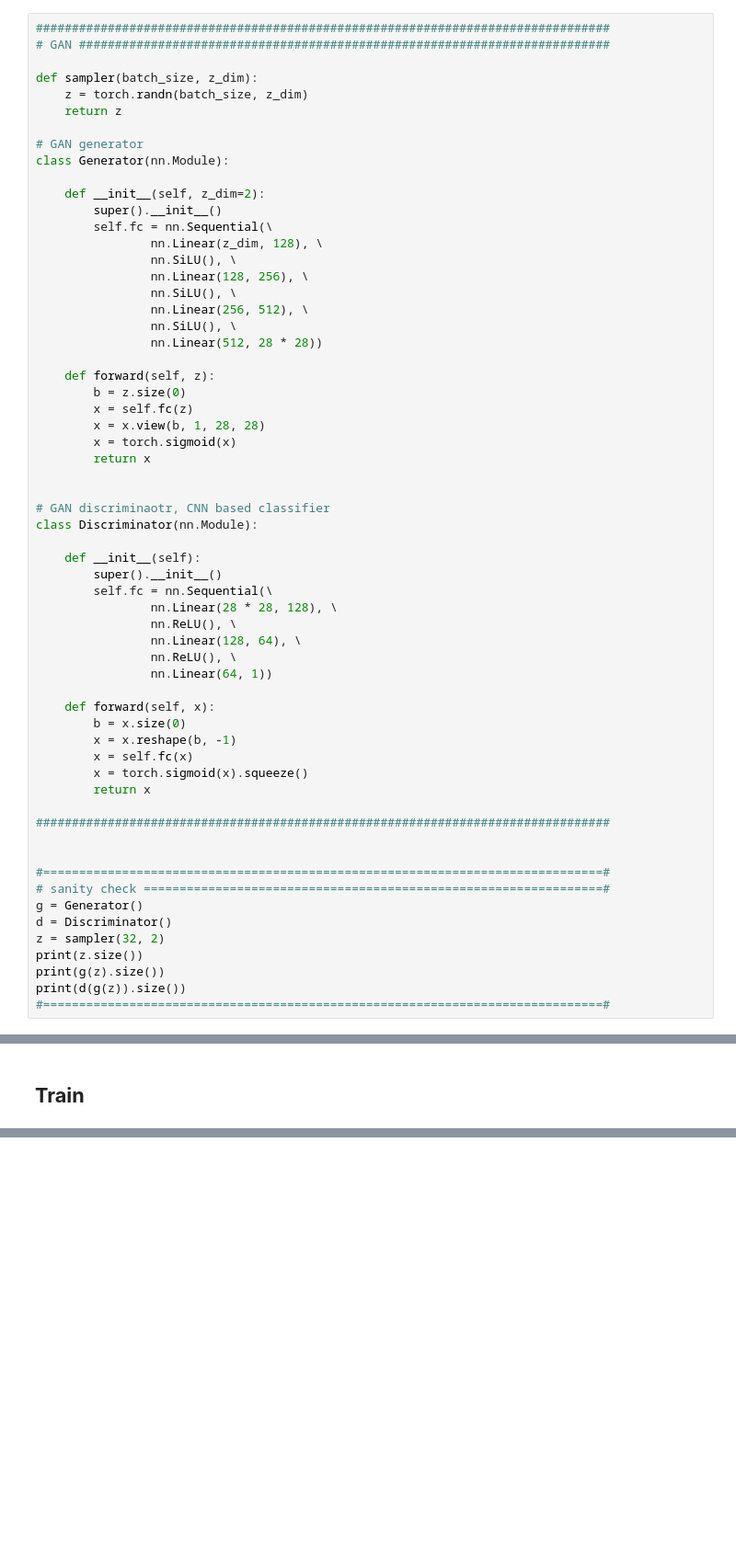
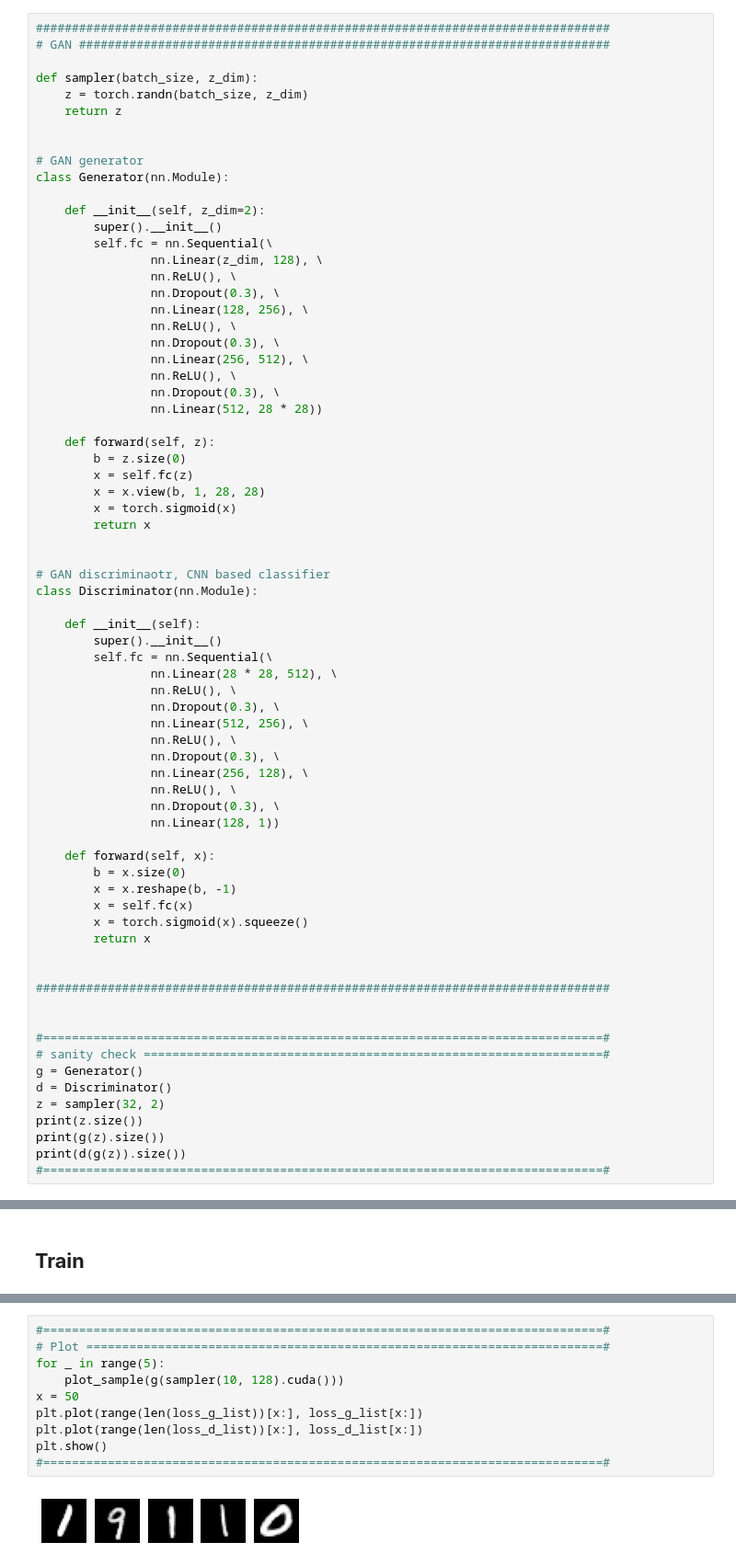
Before and after one commit to oneoftwo/generative_model_tutorial, a Jupyter notebook: GAN_MNIST.ipynb, the cells around one changed output, grey strips where cells are left out. Shown: that part at 92% size. Cells and saved outputs as stored; diff of their text form; blank space fills up the shorter version.

```diff
--- a/GAN_MNIST.ipynb
+++ b/GAN_MNIST.ipynb
@@ -71,6 +90,7 @@ def sampler(batch_size, z_dim):
     z = torch.randn(batch_size, z_dim)
     return z
 
+
 # GAN generator
 class Generator(nn.Module):
 
@@ -78,11 +98,14 @@ class Generator(nn.Module):
         super().__init__()
         self.fc = nn.Sequential(\
                 nn.Linear(z_dim, 128), \
-                nn.SiLU(), \
+                nn.ReLU(), \
+                nn.Dropout(0.3), \
                 nn.Linear(128, 256), \
-                nn.SiLU(), \
+                nn.ReLU(), \
+                nn.Dropout(0.3), \
                 nn.Linear(256, 512), \
-                nn.SiLU(), \
+                nn.ReLU(), \
+                nn.Dropout(0.3), \
                 nn.Linear(512, 28 * 28))
 
     def forward(self, z):
@@ -99,11 +122,16 @@ class Discriminator(nn.Module):
     def __init__(self):
         super().__init__()
         self.fc = nn.Sequential(\
-                nn.Linear(28 * 28, 128), \
+                nn.Linear(28 * 28, 512), \
                 nn.ReLU(), \
-                nn.Linear(128, 64), \
+                nn.Dropout(0.3), \
+                nn.Linear(512, 256), \
                 nn.ReLU(), \
-                nn.Linear(64, 1))
+                nn.Dropout(0.3), \
+                nn.Linear(256, 128), \
+                nn.ReLU(), \
+                nn.Dropout(0.3), \
+                nn.Linear(128, 1))
 
     def forward(self, x):
         b = x.size(0)
@@ -111,6 +139,7 @@ class Discriminator(nn.Module):
         x = self.fc(x)
         x = torch.sigmoid(x).squeeze()
         return x
+
 
 ################################################################################
 
@@ -187,0 +248,12 @@ KeyboardInterrupt: ignored
+# %%
+#==============================================================================#
+# Plot ========================================================================#
+for _ in range(5):
+    plot_sample(g(sampler(10, 128).cuda()))
+x = 50
+plt.plot(range(len(loss_g_list))[x:], loss_g_list[x:])
+plt.plot(range(len(loss_d_list))[x:], loss_d_list[x:])
+plt.show()
+#==============================================================================#
+# %% [output]
+[figure, added]
```
Also changed, not shown: parts of 8 cells of this notebook.
